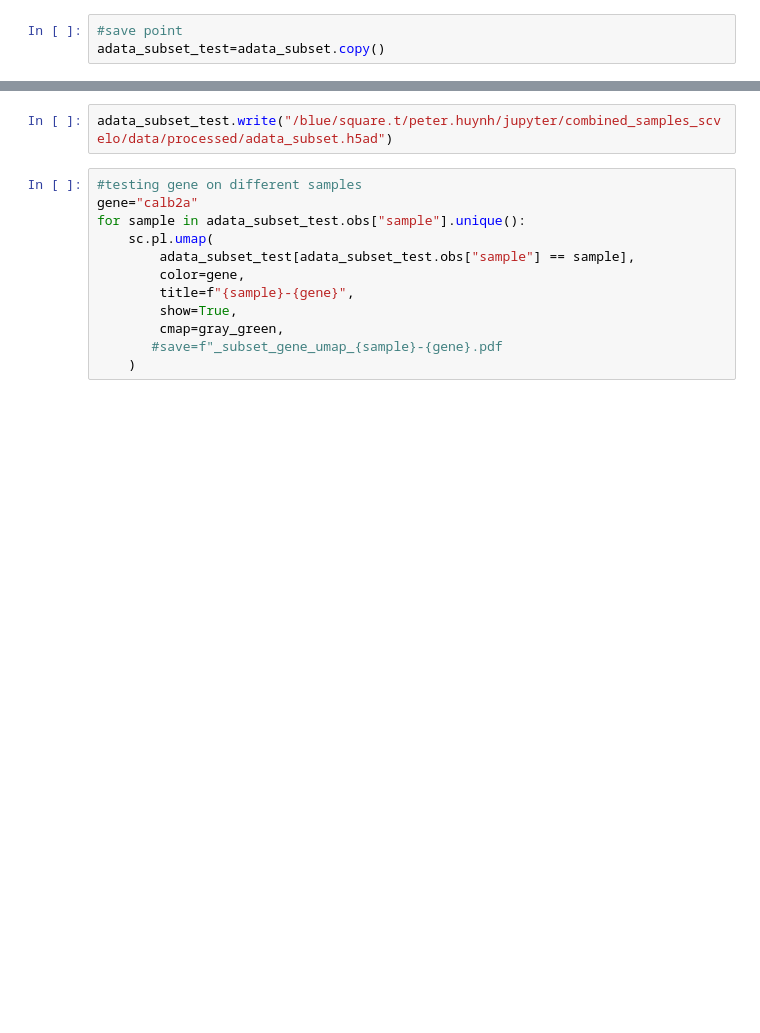
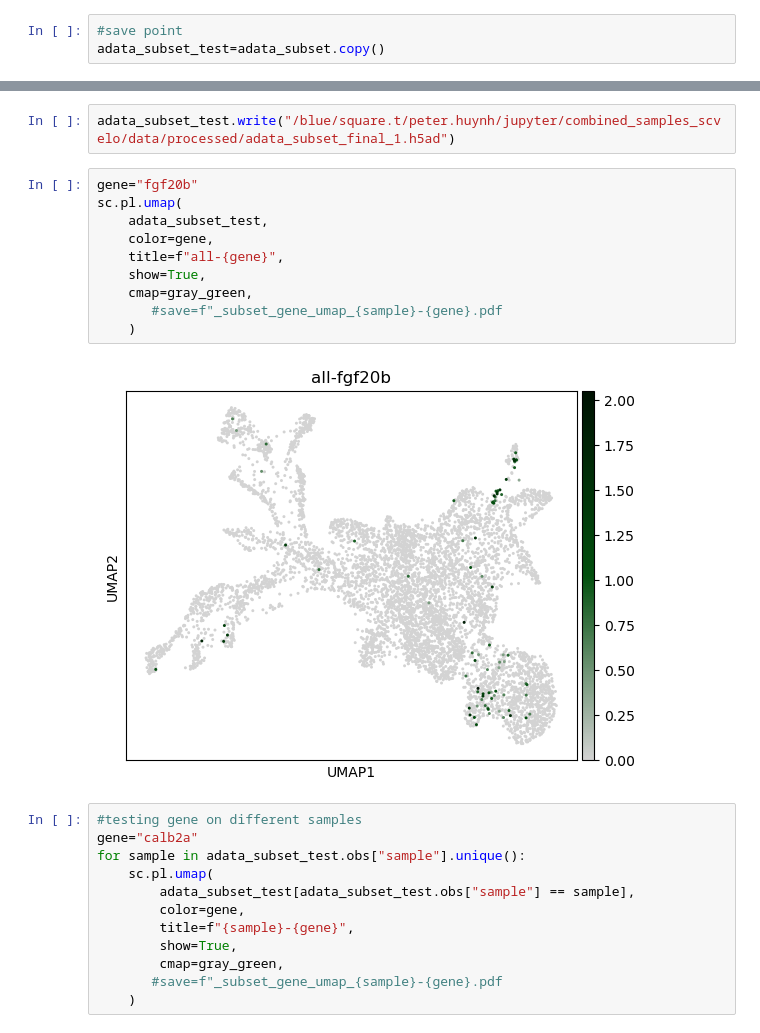
Before and after one commit to hunyei/combined_samples, a Jupyter notebook: notebook/05_clustering_subset.ipynb, the cells around one changed output, grey strips where cells are left out. Cells and saved outputs as stored; diff of their text form; blank space fills up the shorter version.

```diff
--- a/notebook/05_clustering_subset.ipynb
+++ b/notebook/05_clustering_subset.ipynb
@@ -125,5 +144,17 @@ sc.pl.umap(adata_subset_test, color="leiden", cmap="viridis",legend_loc="on data
 # %%
-adata_subset_test.write("/blue/square.t/peter.huynh/jupyter/combined_samples_scvelo/data/processed/adata_subset.h5ad")
+adata_subset_test.write("/blue/square.t/peter.huynh/jupyter/combined_samples_scvelo/data/processed/adata_subset_final_1.h5ad")
+# %%
+gene="fgf20b"
+sc.pl.umap(
+    adata_subset_test,
+    color=gene,
+    title=f"all-{gene}",
+    show=True,
+    cmap=gray_green,
+       #save=f"_subset_gene_umap_{sample}-{gene}.pdf
+    )
+# %% [output]
+[figure, added]
 # %%
 #testing gene on different samples
 gene="calb2a"
```
Also changed, not shown: parts of 7 cells of this notebook, 2 other files.
